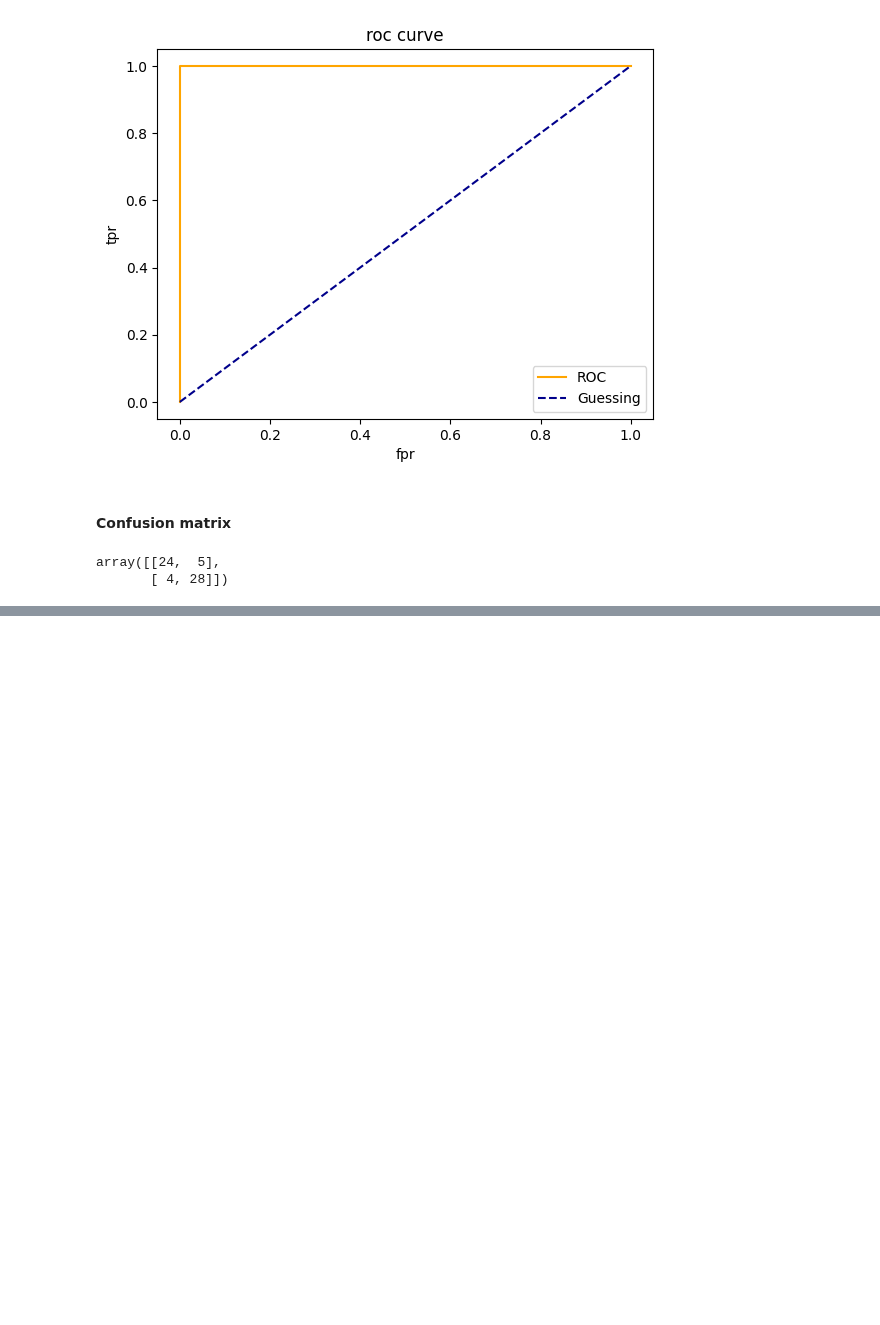
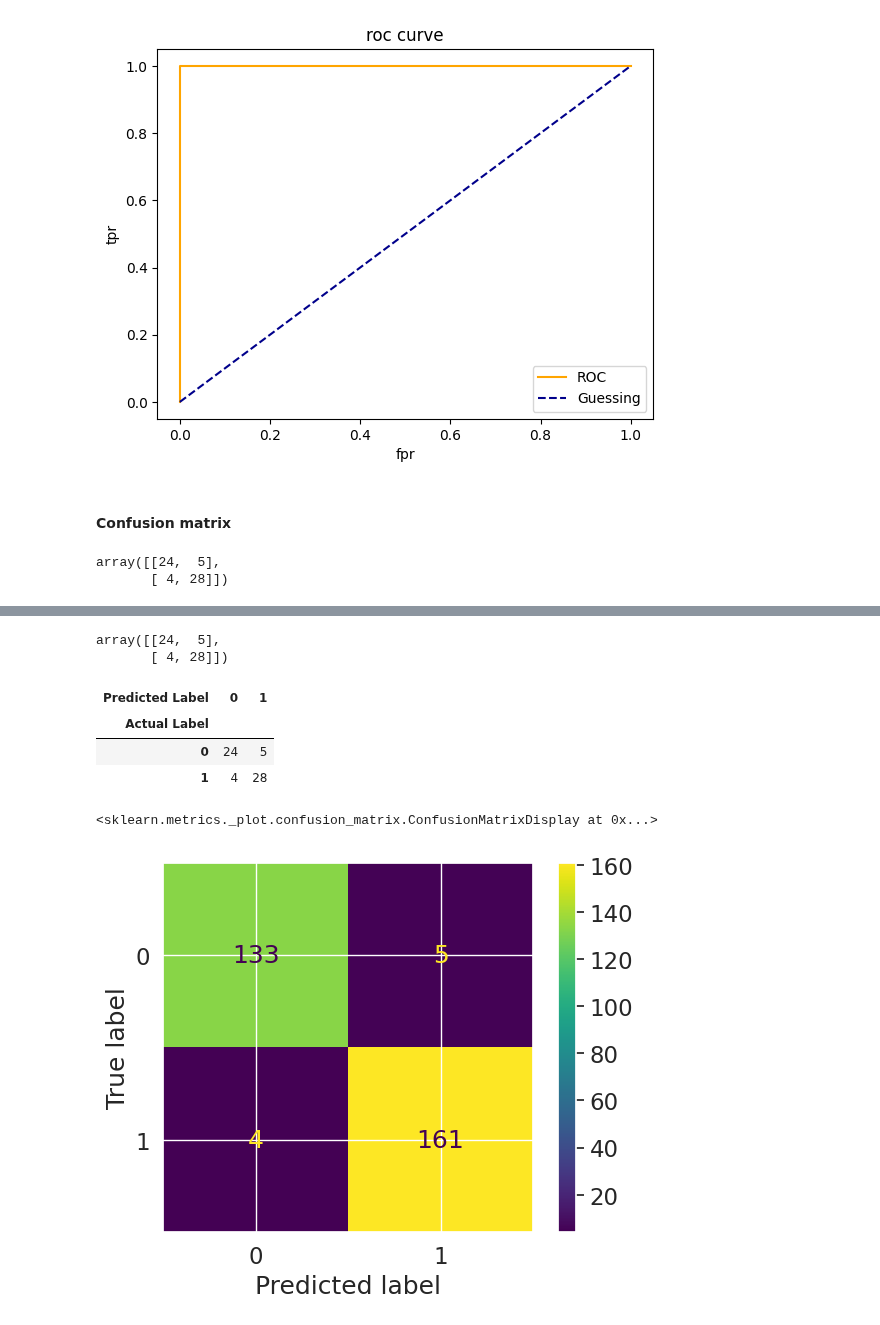
Before and after one commit to dabo22/udemy_ml, a Jupyter notebook: scikit-learn - ML/Introduction-to-scikit-learn.ipynb, the cells around one changed output, grey strips where cells are left out. Cells and saved outputs as stored; diff of their text form; code cells hidden in the pictures; blank space fills up the shorter version.

```diff
--- a/scikit-learn - ML/Introduction-to-scikit-learn.ipynb
+++ b/scikit-learn - ML/Introduction-to-scikit-learn.ipynb
@@ -876,0 +894,16 @@ array([[24,  5],
+# %%
+from sklearn.metrics import confusion_matrix
+
+y_preds = clf.predict(X_test)
+
+confusion_matrix(y_test, y_preds)
+# %% [output]
+array([[24,  5],
+       [ 4, 28]])
+# %%
+pd.crosstab(y_test, y_preds, rownames=["Actual Label"], colnames=["Predicted Label"])
+# %% [output]
+| Predicted Label | 0 | 1 |
+| Actual Label |  |  |
+| 0 | 24 | 5 |
+| 1 | 4 | 28 |
@@ -876,0 +912,7 @@ array([[24,  5],
+# %%
+from sklearn.metrics import ConfusionMatrixDisplay
+
+ConfusionMatrixDisplay.from_estimator(estimator=clf, X=X, y=y)
+# %% [output]
+<sklearn.metrics._plot.confusion_matrix.ConfusionMatrixDisplay at 0x...>
+[figure, added]
```
Also changed, not shown: parts of 36 cells of this notebook, 2 other files.
